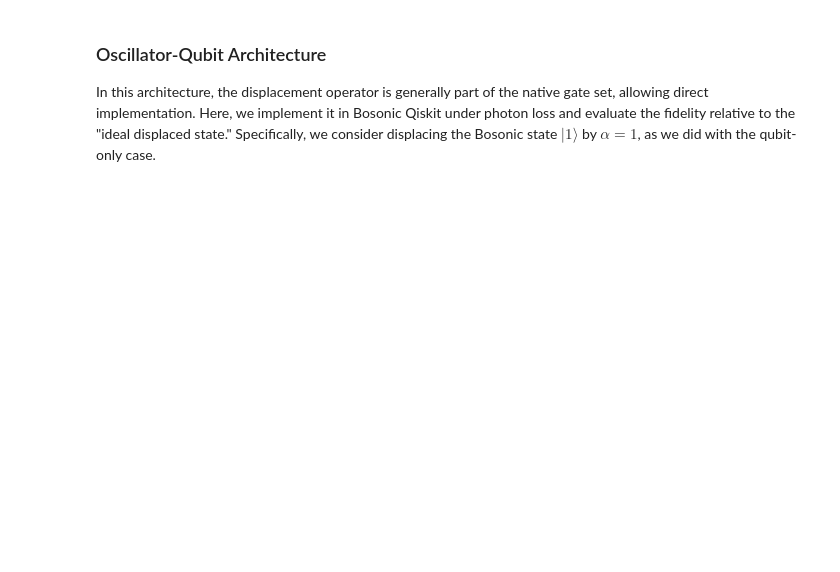
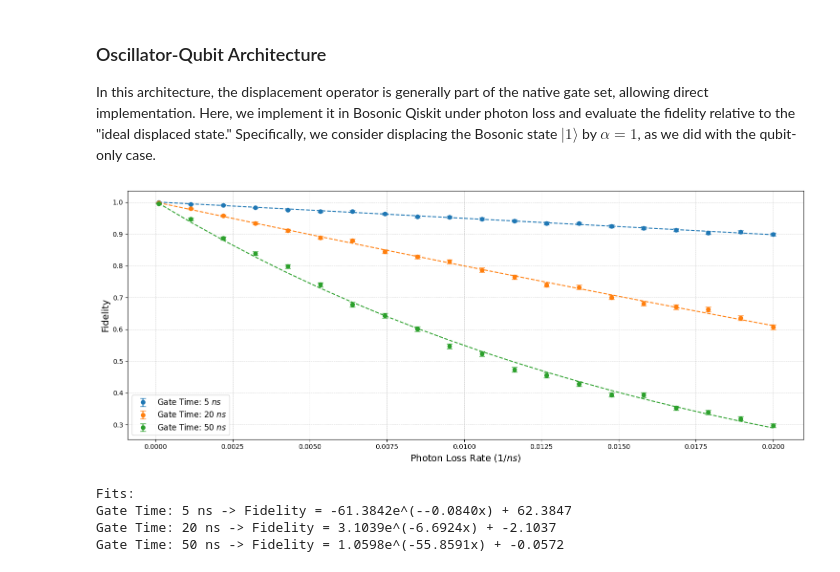
Before and after one commit to samgodwood/bosonic-qiskit, a Jupyter notebook: playground/bosonic_operator_costs/displacement/ds_oscillator_qubit.ipynb, the cells around one changed output. Cells and saved outputs as stored; diff of their text form; code cells hidden in the pictures; blank space fills up the shorter version.

```diff
--- a/playground/bosonic_operator_costs/displacement/ds_oscillator_qubit.ipynb
+++ b/playground/bosonic_operator_costs/displacement/ds_oscillator_qubit.ipynb
@@ -36,14 +36,14 @@ def simulate_mode_displacement(alpha, noise=True, photon_loss_rate=0.0001, gate_
     """
     # Define the number of qumodes and qubits per qumode
     num_qumodes = 1
-    num_qubits_per_qumode = 5 # Cutoff = 2^4 = 16
+    num_qubits_per_qumode = 4 # Cutoff = 2^4 = 16
     qmr = c2qa.QumodeRegister(num_qumodes, num_qubits_per_qumode)
 
     # Create the circuit
     cr = ClassicalRegister(num_qumodes * num_qubits_per_qumode) if noise else None
     circuit = c2qa.CVCircuit(qmr, cr) if noise else c2qa.CVCircuit(qmr)
 
-    # Initialize the qumode in Fock state |0>
+    # Initialize the qumode in Fock state |1>
     circuit.cv_initialize(1, qmr[0])
 
     # Apply a displacement gate with specified alpha
@@ -129,14 +129,14 @@ for gate_time in gate_times:
 # %%
 from scipy.optimize import curve_fit
 
-# Define the quadratic model
-def quadratic_model(x, a, b, c):
-    return a * x**2 + b * x + c
+# Define the exponential model
+def exponential_model(x, a, b, c):
+    return a * np.exp(-b * x) + c
 
 # Initialize a dictionary to store fitted parameters
-quadratic_fits = {}
+exponential_fits = {}
 
-# Fit the quadratic model for each gate time
+# Fit the exponential model for each gate time
 for gate_time in gate_times:
     # Extract fidelities and errors for the current gate time
     fidelities = np.array(results[gate_time]['fidelities'])
@@ -144,9 +144,9 @@ for gate_time in gate_times:
 
     # Perform the curve fitting
     popt, _ = curve_fit(
-        quadratic_model, photon_loss_rates, fidelities, sigma=errors, absolute_sigma=True
+        exponential_model, photon_loss_rates, fidelities, sigma=errors, absolute_sigma=True
     )
-    quadratic_fits[gate_time] = popt
+    exponential_fits[gate_time] = popt
 
 
 ## Plotting
@@ -154,39 +154,46 @@ plt.figure(figsize=(15, 6))
 
 # Loop over gate times to plot data and fits
 for gate_time in gate_times:
     fidelities = np.array(results[gate_time]['fidelities'])
     errors = np.array(results[gate_time]['errors'])
 
     # Plot the original data with error bars
     data_points = plt.errorbar(
         photon_loss_rates,
         fidelities,
         yerr=errors,
         fmt='o',
         capsize=4,
         label=f'Gate Time: {gate_time} $ns$'
     )
 
-    # Plot the quadratic fit using the same color as the data points
-    fit_params = quadratic_fits[gate_time]
-    predicted = quadratic_model(photon_loss_rates, *fit_params)
+    # Plot the exponential fit using the same color as the data points
+    fit_params = exponential_fits[gate_time]
+    predicted = exponential_model(photon_loss_rates, *fit_params)
     plt.plot(
         photon_loss_rates,
         predicted,
         linestyle='--',
         color=data_points[0].get_color()
     )
 
 plt.xlabel('Photon Loss Rate ($1/ns$)', fontsize=14)
 plt.ylabel('Fidelity', fontsize=14)
 plt.legend(fontsize=12)
 plt.grid(True, which='both', linestyle='--', linewidth=0.5, alpha=0.7)
 plt.tight_layout()
 
 plt.show()
+# %% [output]
+[figure, added]
 # %%
 print("Fits:")
-# Print the quadratic coefficients for each gate time
-for gate_time, params in quadratic_fits.items():
+# Print the exponential coefficients for each gate time
+for gate_time, params in exponential_fits.items():
     a, b, c = params
-    print(f"Gate Time: {gate_time} ns -> Fidelity = {a:.4f}x² + {b:.4f}x + {c:.4f}")  # x is photon loss rate
+    print(f"Gate Time: {gate_time} ns -> Fidelity = {a:.4f}e^(-{b:.4f}x) + {c:.4f}")  # x is photon loss rate
+# %% [output]
+Fits:
+Gate Time: 5 ns -> Fidelity = -61.3842e^(--0.0840x) + 62.3847
+Gate Time: 20 ns -> Fidelity = 3.1039e^(-6.6924x) + -2.1037
+Gate Time: 50 ns -> Fidelity = 1.0598e^(-55.8591x) + -0.0572
```
Also changed, not shown: parts of 1 cell of this notebook.
